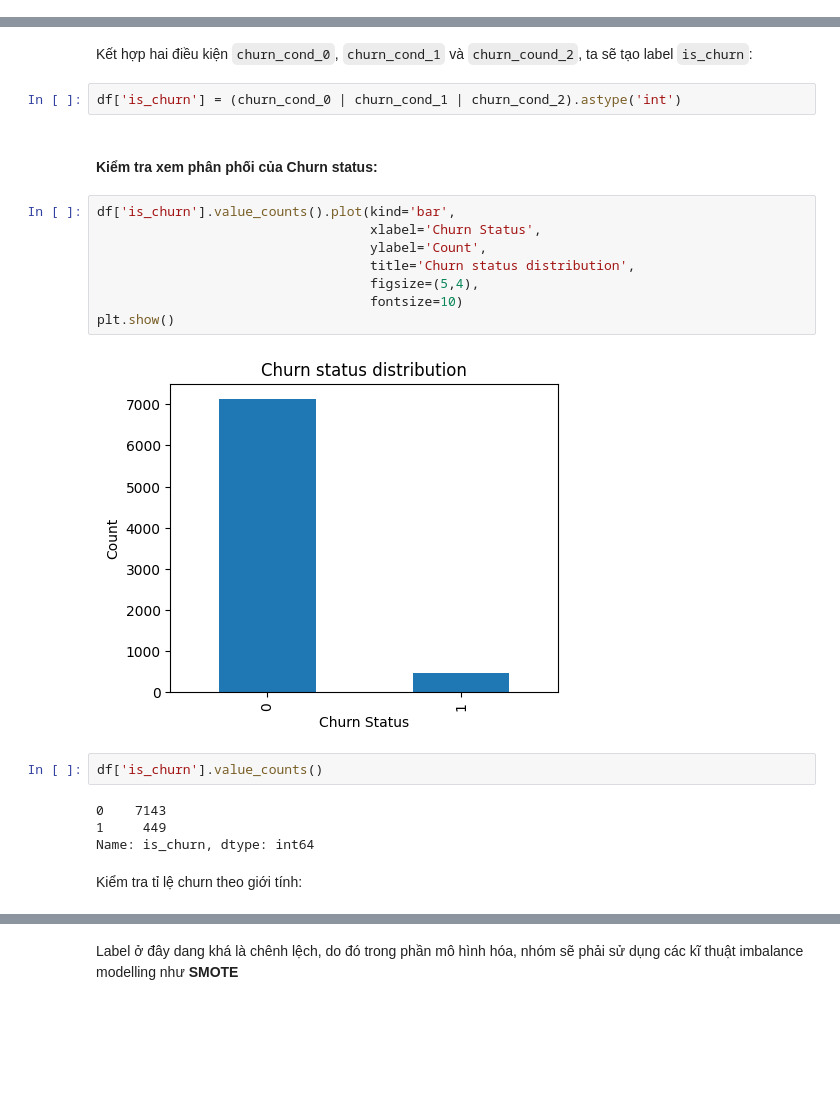
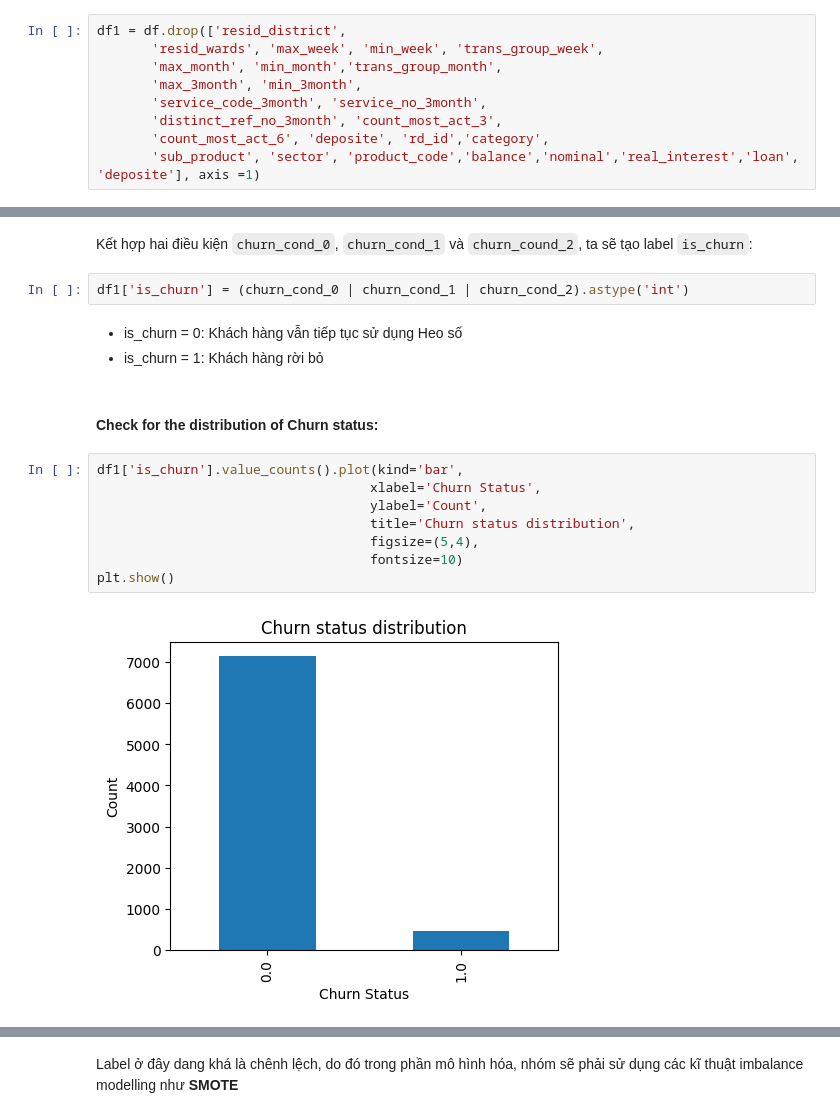
Before and after one commit to 2uanDM/FDC105_final, a Jupyter notebook: FDC105_final.ipynb, the cells around one changed output, grey strips where cells are left out. Drawn from its saved outputs; the diff is of its cells as text; blank space fills up the shorter version.

```diff
--- a/FDC105_final.ipynb
+++ b/FDC105_final.ipynb
@@ -279,0 +251,9 @@ df.columns = df.columns.str.strip(' ')
+# %%
+df1 = df.drop(['resid_district',
+       'resid_wards', 'max_week', 'min_week', 'trans_group_week',
+       'max_month', 'min_month','trans_group_month',
+       'max_3month', 'min_3month',
+       'service_code_3month', 'service_no_3month',
+       'distinct_ref_no_3month', 'count_most_act_3',
+       'count_most_act_6', 'deposite', 'rd_id','category',
+       'sub_product', 'sector', 'product_code','balance','nominal','real_interest','loan', 'deposite'], axis =1)
@@ -315,24 +306,19 @@ Có 0 khách hàng ghi nhận số dư vào tháng 3 nhưng không ghi nhận s
 # %% [markdown]
 Kết hợp hai điều kiện `churn_cond_0`, `churn_cond_1` và `churn_cound_2`, ta sẽ tạo label `is_churn`:
 # %%
-df['is_churn'] = (churn_cond_0 | churn_cond_1 | churn_cond_2).astype('int')
+df1['is_churn'] = (churn_cond_0 | churn_cond_1 | churn_cond_2).astype('int')
-# %% [markdown]
-#### Kiểm tra xem phân phối của Churn status:
+# %% [markdown]
+- is_churn = 0: Khách hàng vẫn tiếp tục sử dụng Heo số
+- is_churn = 1: Khách hàng rời bỏ
+# %% [markdown]
+#### Check for the distribution of Churn status:
 # %%
-df['is_churn'].value_counts().plot(kind='bar',
+df1['is_churn'].value_counts().plot(kind='bar',
                                    xlabel='Churn Status',
                                    ylabel='Count',
                                    title='Churn status distribution',
                                    figsize=(5,4),
                                    fontsize=10)
 plt.show()
 # %% [output]
-[figure, old version]
+[figure, new version]
-# %%
-df['is_churn'].value_counts()
-# %% [output]
-0    7143
-1     449
-Name: is_churn, dtype: int64
-# %% [markdown]
-Kiểm tra tỉ lệ churn theo giới tính:
```
Also changed, not shown: parts of 69 cells of this notebook.
